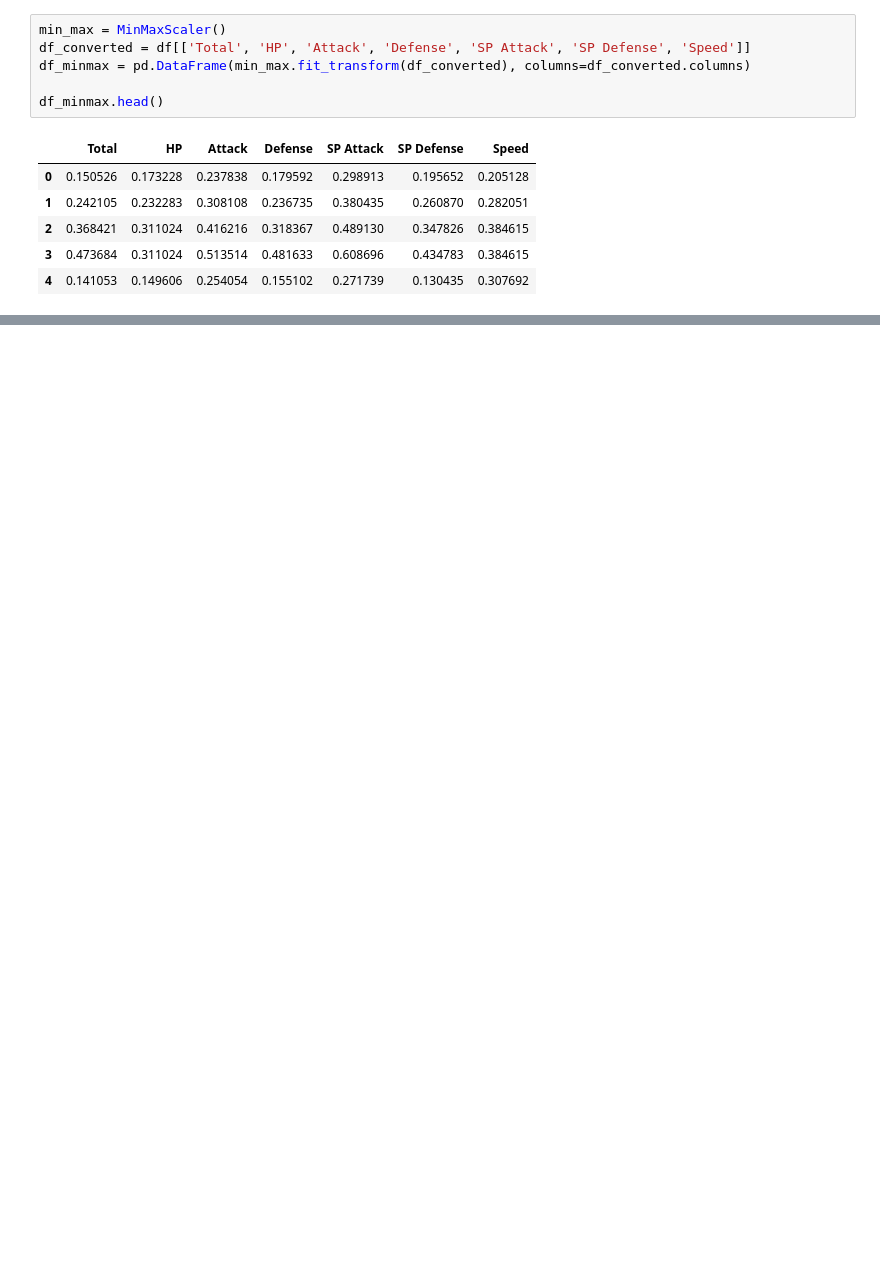
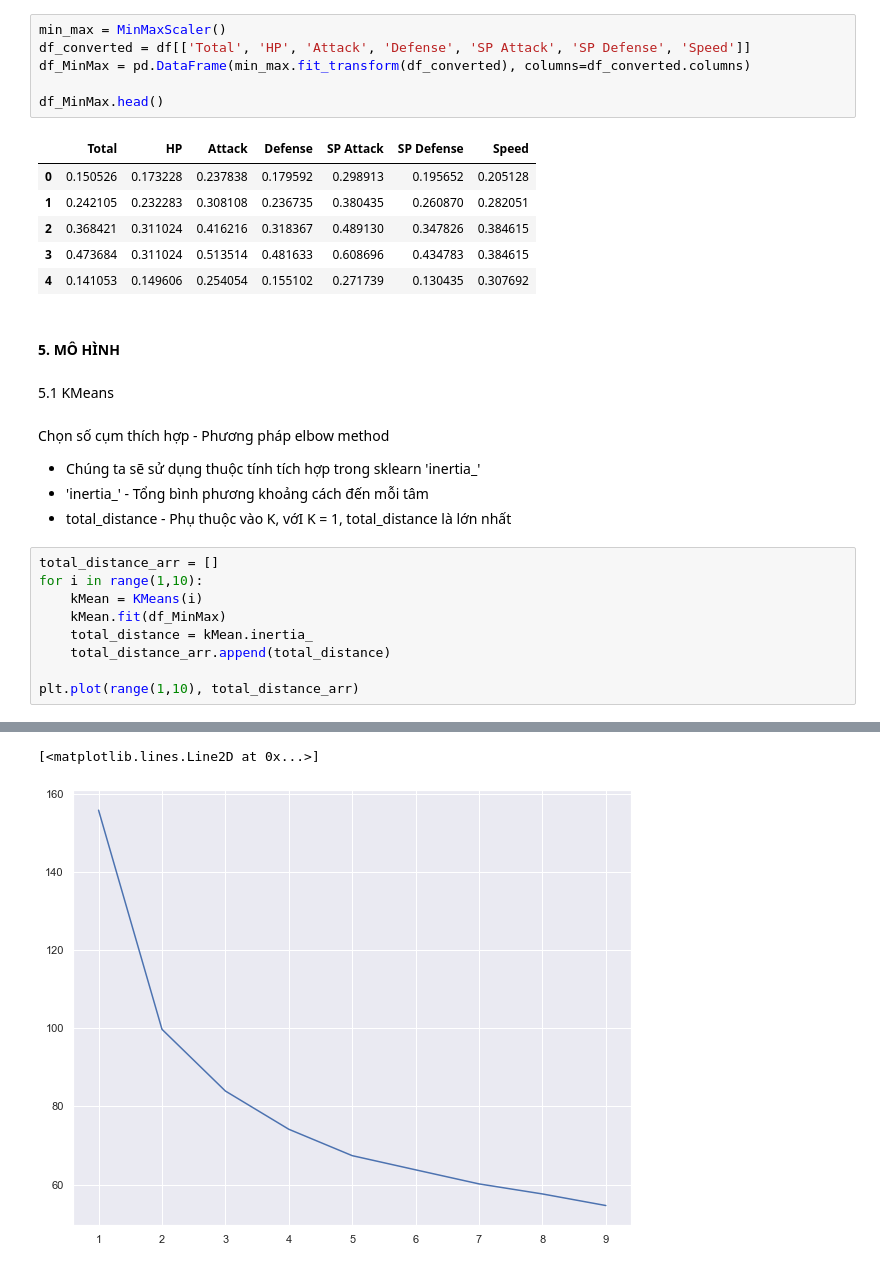
Before and after one commit to huynhngocthuat/datascience-pokemon-clustering, a Jupyter notebook: Tiểu luận cuối kì KHDL.ipynb, the cells around one changed output, grey strips where cells are left out. Saved outputs shown, nothing was run; the diff lists cells and outputs as text; blank space fills up the shorter version.

Commit message:
add k-mean and silhouette_score

```diff
--- a/Tiểu luận cuối kì KHDL.ipynb
+++ b/Tiểu luận cuối kì KHDL.ipynb
@@ -155,9 +167,9 @@ Text(0.5, 0, 'Attributes')
 # %%
 min_max = MinMaxScaler()
 df_converted = df[['Total', 'HP', 'Attack', 'Defense', 'SP Attack', 'SP Defense', 'Speed']]
-df_minmax = pd.DataFrame(min_max.fit_transform(df_converted), columns=df_converted.columns)
+df_MinMax = pd.DataFrame(min_max.fit_transform(df_converted), columns=df_converted.columns)
 
-df_minmax.head()
+df_MinMax.head()
 # %% [output]
 |  | Total | HP | Attack | Defense | SP Attack | SP Defense | Speed |
 | 0 | 0.150526 | 0.173228 | 0.237838 | 0.179592 | 0.298913 | 0.195652 | 0.205128 |
@@ -165,3 +177,22 @@ df_minmax.head()
 | 2 | 0.368421 | 0.311024 | 0.416216 | 0.318367 | 0.489130 | 0.347826 | 0.384615 |
 | 3 | 0.473684 | 0.311024 | 0.513514 | 0.481633 | 0.608696 | 0.434783 | 0.384615 |
 | 4 | 0.141053 | 0.149606 | 0.254054 | 0.155102 | 0.271739 | 0.130435 | 0.307692 |
+# %% [markdown]
+#### 5. MÔ HÌNH
+# %% [markdown]
+5.1 KMeans
+# %% [markdown]
+Chọn số cụm thích hợp - Phương pháp elbow method
+- Chúng ta sẽ sử dụng thuộc tính tích hợp trong sklearn 'inertia_'
+- 'inertia_' - Tổng bình phương khoảng cách đến mỗi tâm
+- total_distance - Phụ thuộc vào K, vớI K = 1, total_distance là lớn nhất
+# %%
+total_distance_arr = []
+for i in range(1,10):
+    kMean = KMeans(i)
+    kMean.fit(df_MinMax)
+    total_distance = kMean.inertia_
+    total_distance_arr.append(total_distance)
+
+plt.plot(range(1,10), total_distance_arr)
+# %% [output]
@@ -167,0 +201,2 @@ df_minmax.head()
+[<matplotlib.lines.Line2D at 0x...>]
+[figure, added]
```
Also changed, not shown: parts of 11 cells of this notebook.
